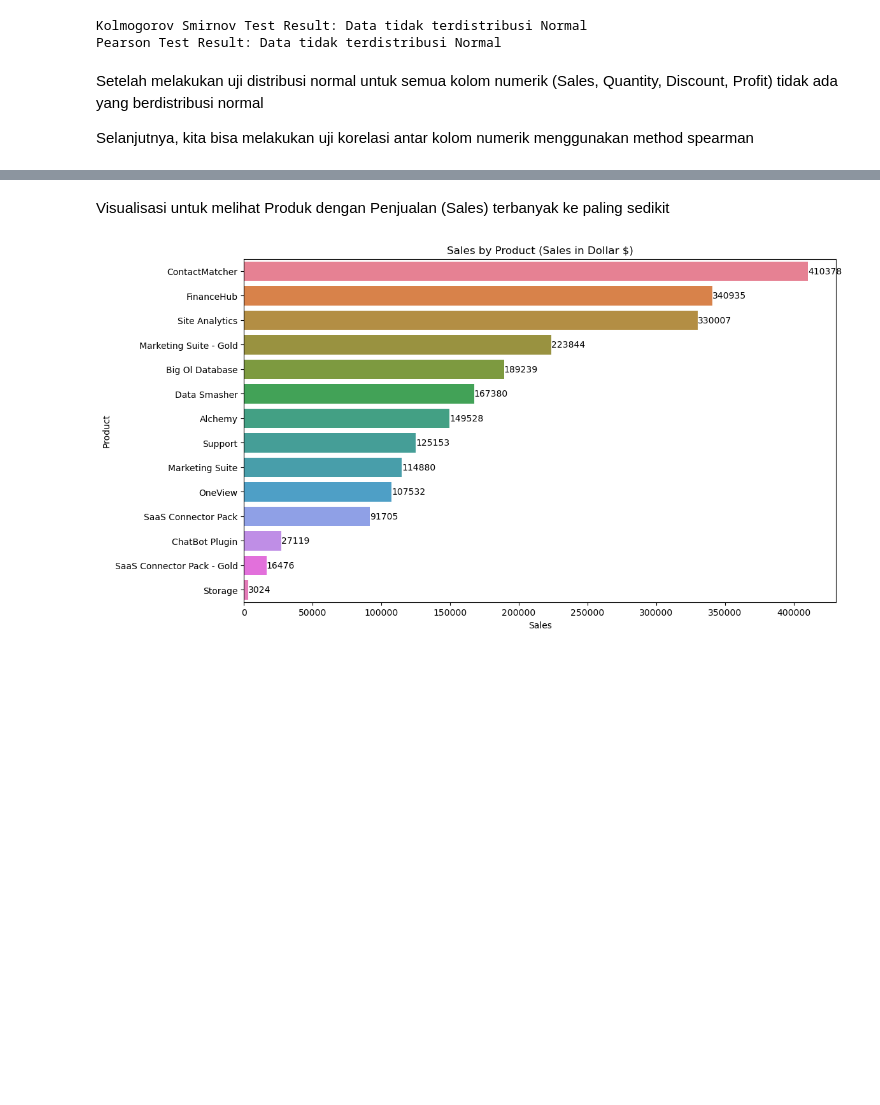
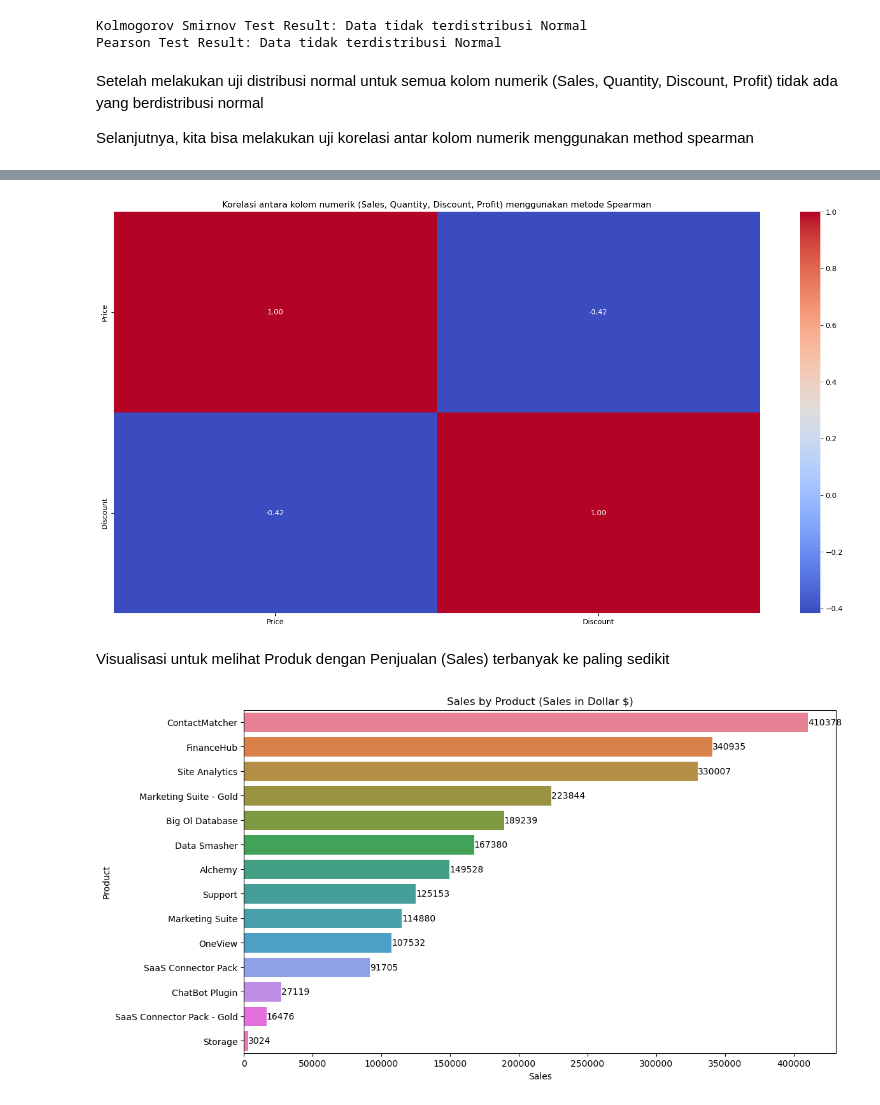
Before and after one commit to alhamfebian/purwadhika-jcdsol, a Jupyter notebook: Capstone Project/Capstone Project Module 2/capstone_project_module_2.ipynb, the cells around one changed output, grey strips where cells are left out. Cells and saved outputs as stored; diff of their text form; code cells hidden in the pictures; blank space fills up the shorter version.

```diff
--- a/Capstone Project/Capstone Project Module 2/capstone_project_module_2.ipynb
+++ b/Capstone Project/Capstone Project Module 2/capstone_project_module_2.ipynb
@@ -292,3 +287,12 @@ Profit    0.518407  0.234491 -0.543350  1.000000
+# %%
+spearman_corr = df_saas_sales[df_saas_sales['Product'] == 'ContactMatcher'][['Price', 'Discount']].corr(method='spearman')
+
+plt.figure(figsize=(20, 10))
+sns.heatmap(spearman_corr, annot=True, cmap='coolwarm', fmt=".2f")
+plt.title('Korelasi antara kolom numerik (Sales, Quantity, Discount, Profit) menggunakan metode Spearman')
+plt.show()
+# %% [output]
+[figure, added]
 # %% [markdown]
 Visualisasi untuk melihat Produk dengan Penjualan (Sales) terbanyak ke paling sedikit
 # %%
```
Also changed, not shown: parts of 13 cells of this notebook.
